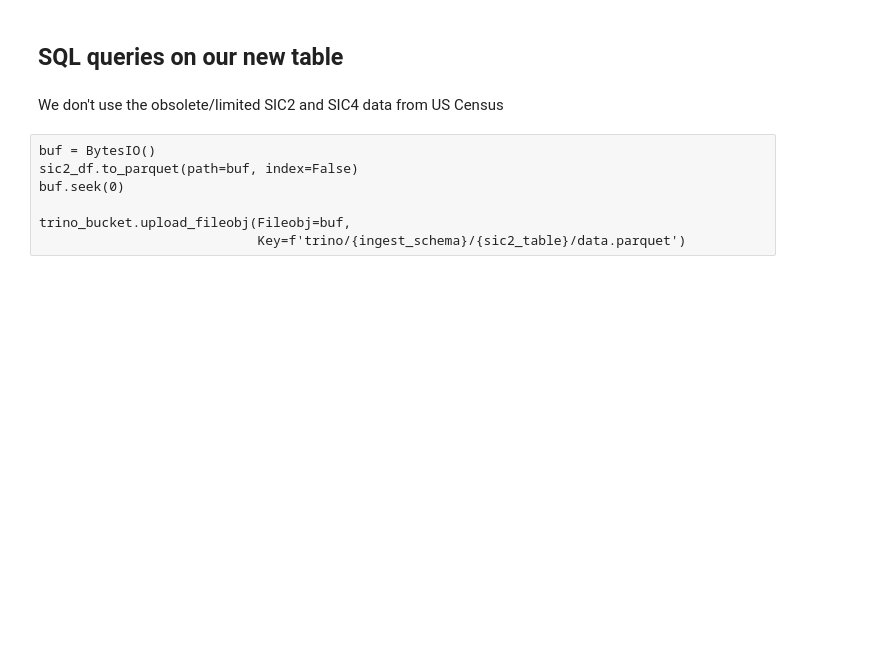
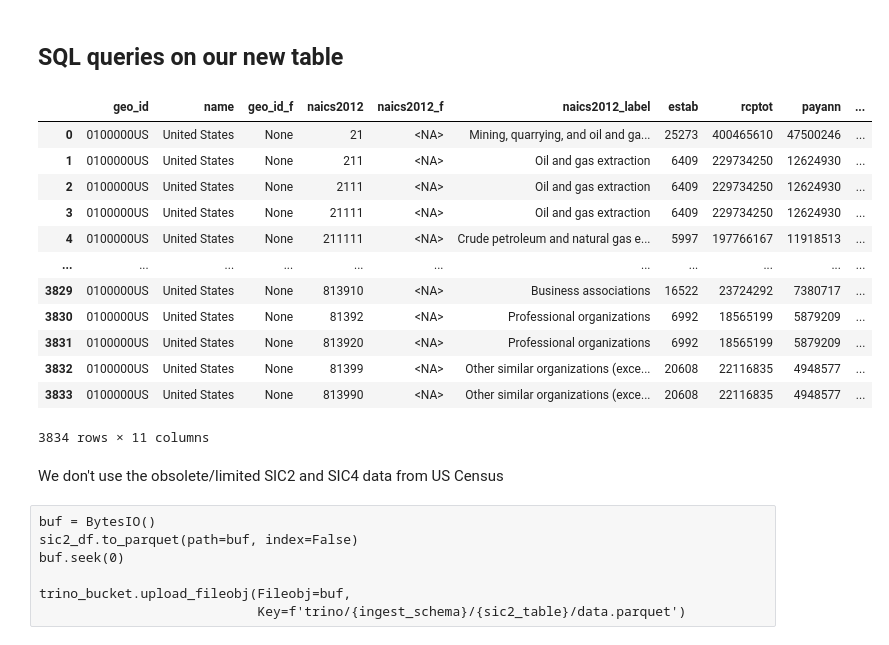
Before and after one commit to os-climate/US_CENSUS-ingest-pipline, a Jupyter notebook: notebooks/US_CENSUS-all-sector-report-2017.ipynb, the cells around one changed output. Cells and saved outputs as stored; diff of their text form; code cells hidden in the pictures; blank space fills up the shorter version.

```diff
--- a/notebooks/US_CENSUS-all-sector-report-2017.ipynb
+++ b/notebooks/US_CENSUS-all-sector-report-2017.ipynb
@@ -151,7 +175,8 @@ df
 ## Trino catalog, schema, table
 # %%
 ingest_catalog = 'osc_datacommons_dev'
-ingest_schema = 'us_census'
+ingest_schema = 'sandbox'
+census_table_prefix = 'census_'
 ingest_table = 'all_sector_survey_2017'
 dd_table = 'data_dictionary'
 sic4_table = 'sic4'
@@ -305,9 +313,23 @@ print(qres.fetchall())
 ## SQL queries on our new table
 # %%
 sql = f"""
-select * from {ingest_schema}.{ingest_table}
+select * from {ingest_schema}.{census_table_prefix}{ingest_table}
 """
 pd.read_sql(sql, engine).convert_dtypes()
+# %% [output]
+|  | geo_id | name | geo_id_f | naics2012 | naics2012_f | naics2012_label | estab | rcptot | payann | ... |
+| 0 | 0100000US | United States | None | 21 | <NA> | Mining, quarrying, and oil and ga... | 25273 | 400465610 | 47500246 | ... |
+| 1 | 0100000US | United States | None | 211 | <NA> | Oil and gas extraction | 6409 | 229734250 | 12624930 | ... |
+| 2 | 0100000US | United States | None | 2111 | <NA> | Oil and gas extraction | 6409 | 229734250 | 12624930 | ... |
+| 3 | 0100000US | United States | None | 21111 | <NA> | Oil and gas extraction | 6409 | 229734250 | 12624930 | ... |
+| 4 | 0100000US | United States | None | 211111 | <NA> | Crude petroleum and natural gas e... | 5997 | 197766167 | 11918513 | ... |
+| ... | ... | ... | ... | ... | ... | ... | ... | ... | ... | ... |
+| 3829 | 0100000US | United States | None | 813910 | <NA> | Business associations | 16522 | 23724292 | 7380717 | ... |
+| 3830 | 0100000US | United States | None | 81392 | <NA> | Professional organizations | 6992 | 18565199 | 5879209 | ... |
+| 3831 | 0100000US | United States | None | 813920 | <NA> | Professional organizations | 6992 | 18565199 | 5879209 | ... |
+| 3832 | 0100000US | United States | None | 81399 | <NA> | Other similar organizations (exce... | 20608 | 22116835 | 4948577 | ... |
+| 3833 | 0100000US | United States | None | 813990 | <NA> | Other similar organizations (exce... | 20608 | 22116835 | 4948577 | ... |
+3834 rows × 11 columns
 # %% [markdown]
 We don't use the obsolete/limited SIC2 and SIC4 data from US Census
 # %% [raw]
```
Also changed, not shown: parts of 23 cells of this notebook, 2 other files.
